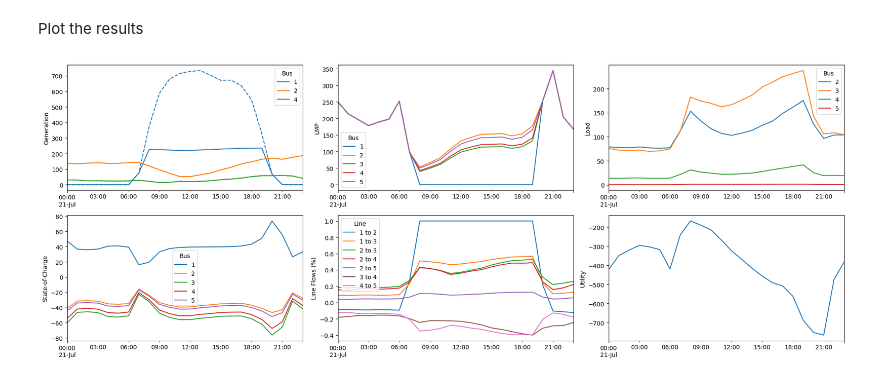
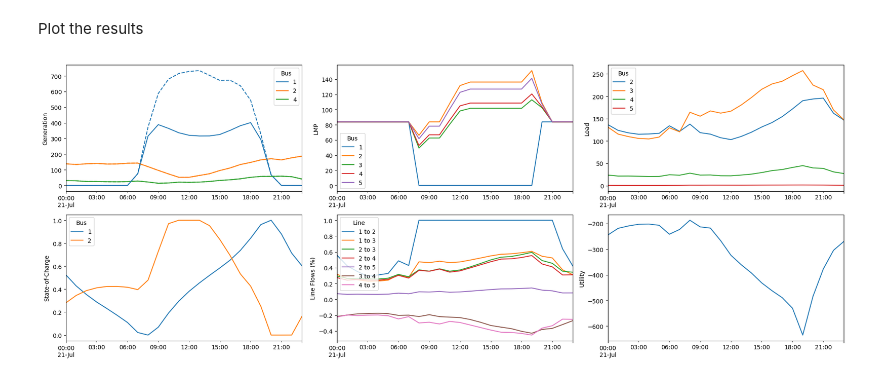
Before and after one commit to eli-brock/opf_zero_marginal_cost, a Jupyter notebook: opf.ipynb, the cells around one changed output. Cells and saved outputs as stored; diff of their text form; code cells hidden in the pictures.

```diff
--- a/opf.ipynb
+++ b/opf.ipynb
@@ -86,7 +86,7 @@ We solve a multi-period **demand-side** problem with zero marginal cost, fixed s
 # %% [markdown]
 This function accepts an input dataframe as generated above and runs the full simulation. It modifies the input dataframe in-place to include the results.
 # %%
-def sim(input, b_total, b_duration=4):
+def sim(input, b_total, P_line_factor=1, b_duration=4):
 
     T = len(input)
 
@@ -117,7 +117,7 @@ def sim(input, b_total, b_duration=4):
         b_0 >= 0,
         b_0 <= b
     ] + [
-        cp.multiply(B, delta_t[:,np.newaxis]-delta_t[np.newaxis,:]) <= P_line
+        cp.multiply(B, delta_t[:,np.newaxis]-delta_t[np.newaxis,:]) <= P_line_factor*P_line
         for delta_t in delta.T
     ]
 
@@ -161,12 +161,21 @@ fig.show()
 # %% [markdown]
 Run the simulation
-# %%
-b, b_0 = sim(results, 0) # 2000
-results = results.loc[results.index.day == best_day]
+# %%
+b, b_0 = sim(results, 1500)
 # %% [markdown]
 Plot the results
 # %%
 fig, ax = plt.subplots(2,3)
+
+best_idx = results.index.day == best_day
+
+if max(b) >= 1e-3:
+    nonzero_b = b >= 1e-3
+    (b_0/b+results['Storage'].apply(pd.Series).cumsum().shift().fillna(0)/b/base).loc[best_idx, nonzero_b].plot(ax=ax[1,0])
+    ax[1,0].legend(np.arange(1,N+1)[nonzero_b], title='Bus')
+    ax[1,0].set_ylabel('State-of-Charge')
+
+results = results.loc[best_idx]
 
 results['Dispatched Generation'].apply(pd.Series).plot(ax=ax[0,0])
 colors = [line.get_color() for line in ax[0,0].lines]
@@ -174,35 +183,31 @@ results['Maximum Generation'].apply(pd.Series).plot(ax=ax[0,0], linestyle='dashe
 ax[0,0].set_ylabel('Generation')
 ax[0,0].legend(G+1, title='Bus')
 
 results['LMP'].apply(pd.Series).plot(ax=ax[0,1])
 ax[0,1].set_ylabel('LMP')
 ax[0,1].legend(range(1,N+1), title='Bus')
 
 results['Dispatched Load'].apply(pd.Series).plot(ax=ax[0,2])
 ax[0,2].set_ylabel('Load')
 ax[0,2].legend(L+1, title='Bus')
-
-(b_0/b+results['Storage'].apply(pd.Series).cumsum().shift().fillna(0)/b/base).plot(ax=ax[1,0])
-ax[1,0].legend(range(1,N+1), title='Bus')
-ax[1,0].set_ylabel('State-of-Charge')
 
 idx = np.array(np.where(P_line != 0))
 results['Congestion'].apply(
     lambda M: pd.Series(
         {
             f'{i+1} to {j+1}': M[i,j]/P_line[i,j]
             for i, j in idx[:,idx[0] < idx[1]].T
         }
     )
 ).plot(ax=ax[1,1])
 ax[1,1].set_ylabel('Line Flows (%)')
 ax[1,1].legend(title='Line')
 
 results['U'].plot(ax=ax[1,2])
 ax[1,2].set_ylabel('Utility')
 
 fig.set_size_inches(fig.get_size_inches()*[3,1.5])
 fig.tight_layout()
 fig.show()
 # %% [output]
-[figure, old version]
+[figure, new version]
```
Also changed, not shown: parts of 1 cell of this notebook.
